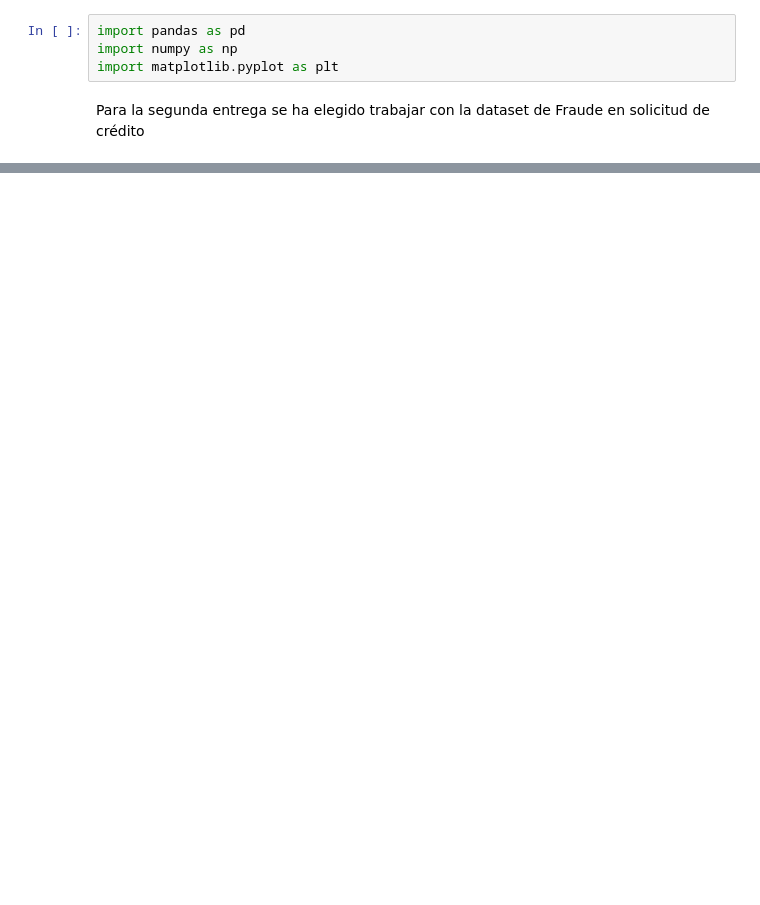
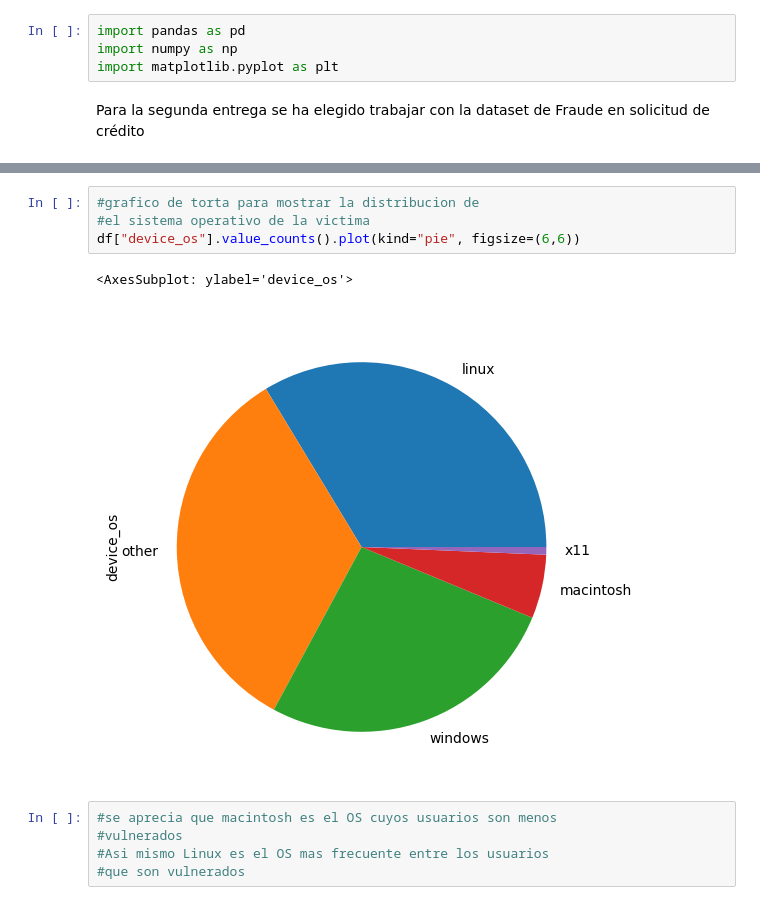
Before and after one commit to AlejandroGiorgio/CH-dataSience, a Jupyter notebook: Visualizacion+GIORGIO.ipynb, the cells around one changed output, grey strips where cells are left out. Saved outputs shown, nothing was run; the diff lists cells and outputs as text; blank space fills up the shorter version.

```diff
--- a/Visualizacion+GIORGIO.ipynb
+++ b/Visualizacion+GIORGIO.ipynb
@@ -22,0 +34,12 @@ df.sample(10)
+# %%
+#grafico de torta para mostrar la distribucion de
+#el sistema operativo de la victima
+df["device_os"].value_counts().plot(kind="pie", figsize=(6,6))
+# %% [output]
+<AxesSubplot: ylabel='device_os'>
+[figure, added]
+# %%
+#se aprecia que macintosh es el OS cuyos usuarios son menos
+#vulnerados
+#Asi mismo Linux es el OS mas frecuente entre los usuarios
+#que son vulnerados
```
Also changed, not shown: parts of 6 cells of this notebook.
